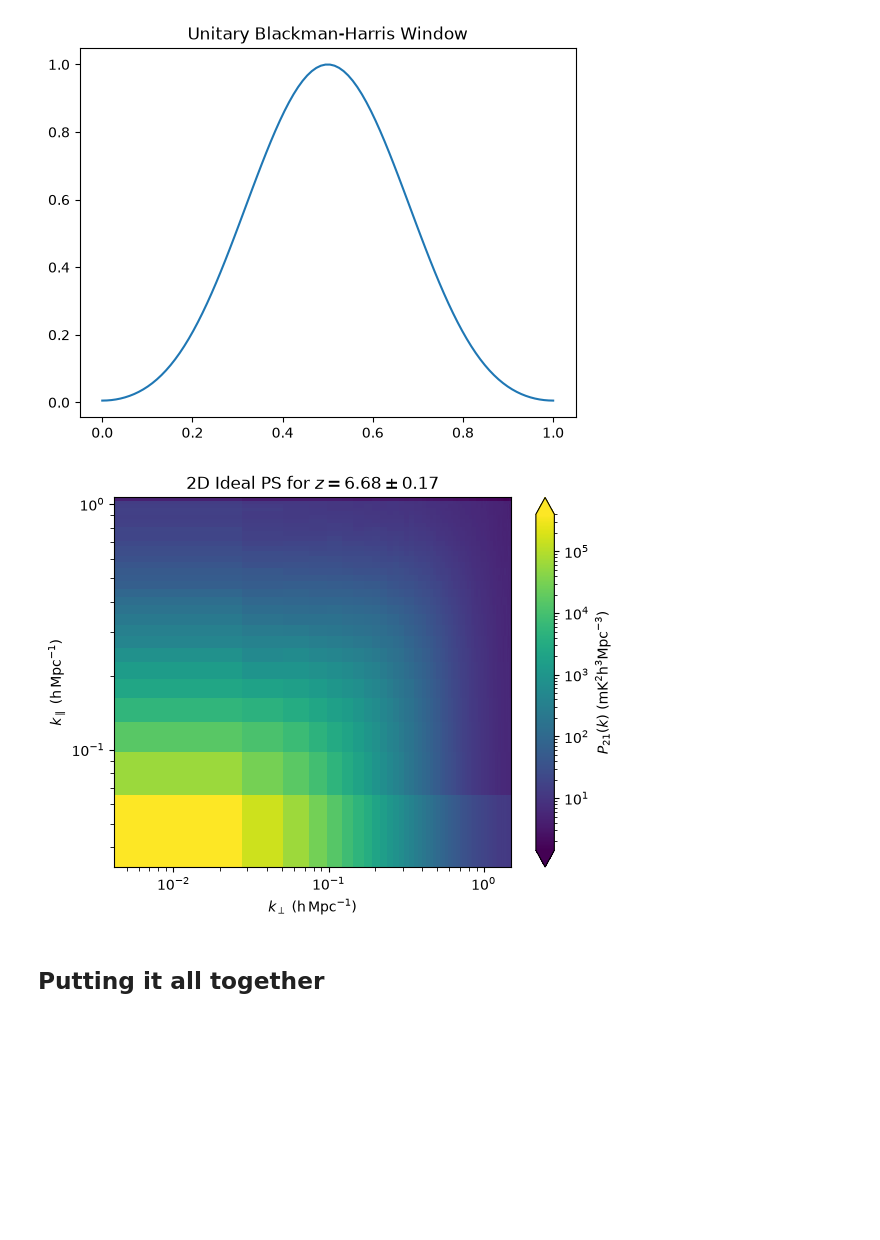
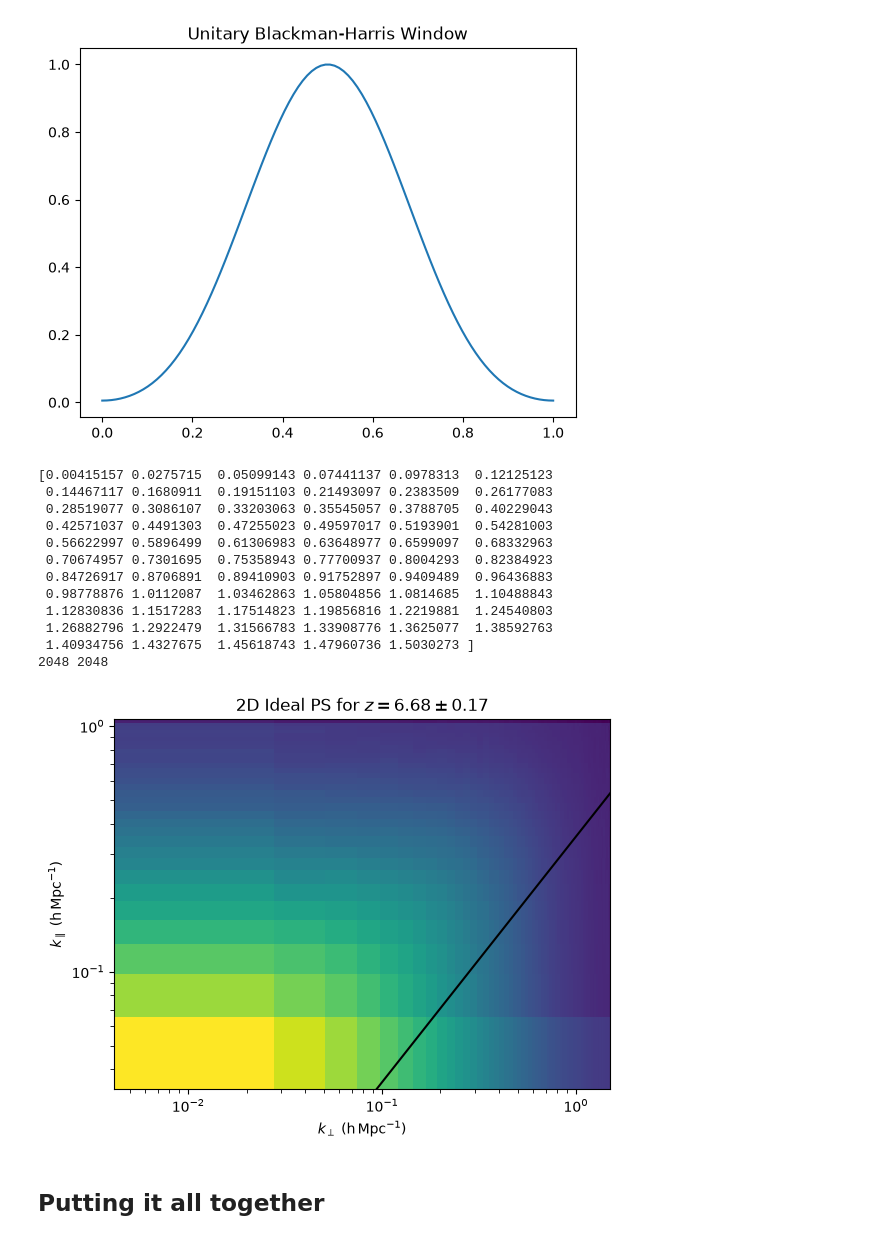
Before and after one commit to oliviax727/phd-programs, a Jupyter notebook: oskar-chips/h5-to-ps.ipynb, the cells around one changed output. Cells and saved outputs as stored; diff of their text form; code cells hidden in the pictures; blank space fills up the shorter version.

Commit message:
applying wedge issues

```diff
--- a/oskar-chips/h5-to-ps.ipynb
+++ b/oskar-chips/h5-to-ps.ipynb
@@ -302,34 +331,65 @@ def dimensionless_power_spectrum(power, k_perp_edges, k_para_edges, bins):
+# %%
+# Calculate it for the first chunk
+chunk_sel = 7
+chunk = chunk_values[chunk_sel, :, :, :]
+cvox = chunk_voxels[chunk_sel, :, :, :]
+czbn = chunk_z_bins[chunk_sel]
+
+ps2d, k_perp, k_para = cylindrical_power_spectrum(*cubic_power_spectra(chunk, cvox))
 # %%
-# Calculate it for the first chunk
-chunk_sel = 7
-chunk = chunk_values[chunk_sel, :, :, :]
-cvox = chunk_voxels[chunk_sel, :, :, :]
-czbn = chunk_z_bins[chunk_sel]
+def foreground_wedge(k_perp, k_para, cosmo, box_len = 1024 * u.Mpc, z_centre = 5.5):
+    """Filter for discriminating out k-modes in the foreground. Assumes units of cMpc."""
 
-bins = np.array([64, 32], dtype="int")
+    dz = cosmo.z_to_dz(z_centre)
+    fov = np.arctan(box_len/dz)
+    Hz = cosmo.cosmo.efunc(z_centre) * cosmo.h0
 
-ps2d, n_kv, k_perp, k_para = cylindrical_power_spectrum(chunk, cvox, bins=bins)
+    mz = (np.sin(fov) * dz * Hz / (c.c * (1 + z_centre))).to_value(u.dimensionless_unscaled)
+    k_compare = mz * k_perp
+
+    return (k_para > k_compare).astype(int), mz
+
+def plot_line_on_image(ax, x = None, m = 0, b = 0, label = ""):
+    """Plots a line with formula y=mx+b ontop of an image."""
+
+    xlim, ylim = ax.get_xlim(), ax.get_ylim()
+
+    if x is None:
+        x = np.linspace(0, 100, 100)
+    x = np.asarray(x)
+
+    ax.set_xlim(xlim)
+    ax.set_ylim(ylim)
+
+    ax.plot(x, m * x + b, 'k-', label=label)
 
 fig, ax = plt.subplots()
 
-def plot_2dps_axis(ax, k_perp, k_para, ps2d, z_bin):
-    img = ax.pcolormesh(k_perp, k_para, ps2d.T, cmap="viridis", norm="log")
+kpe, kpa = np.meshgrid(mean_bins[k_perp], mean_bins[k_para], indexing='ij')
 
-    ax.set_xscale("log")
-    ax.set_yscale("log")
+fw, mz = foreground_wedge(kpe, kpa, cosmo=cosmology, box_len=chunk.shape[0] * v[0] * u.Mpc, z_centre=czbn[1])
+pswd = ps2d * fw
 
-    ax.set_xlabel(r"$k_{\perp}$ ($\mathrm{h\,Mpc}^{-1}$)")
-    ax.set_ylabel(r"$k_{\parallel}$ ($\mathrm{h\,Mpc}^{-1}$)")
+print(fw.sum(), fw.size)
 
-    ax.tick_params(which="minor", length=3)
-    ax.set_title(r"2D Ideal PS for $z = " + f"{z_bin[1]:.2f}" + r"\pm" + f"{(z_bin[2] - z_bin[0])/2:.2f}" + r"$")
+img = plot_2dps_axis(ax, k_perp, k_para, pswd, czbn)
 
-    return img
+#cb = fig.colorbar(img, ax=ax, label=r"$P_{21}(k)$ ($\mathrm{mK}^2 \mathrm{h}^3 \mathrm{Mpc}^{-3}$)"), extend='both')
 
-img = plot_2dps_axis(ax, k_perp, k_para, ps2d, czbn)
-
-cb = fig.colorbar(img, ax=ax, label=r"$P_{21}(k)$ ($\mathrm{mK}^2 \mathrm{h}^3 \mathrm{Mpc}^{-3}$)", extend='both')
+plot_line_on_image(ax, x=k_perp, m=mz, b=0, label="Wedge Boundary")
 
 plt.show()
 # %% [output]
+[0.00415157 0.0275715  0.05099143 0.07441137 0.0978313  0.12125123
+ 0.14467117 0.1680911  0.19151103 0.21493097 0.2383509  0.26177083
+ 0.28519077 0.3086107  0.33203063 0.35545057 0.3788705  0.40229043
+ 0.42571037 0.4491303  0.47255023 0.49597017 0.5193901  0.54281003
+ 0.56622997 0.5896499  0.61306983 0.63648977 0.6599097  0.68332963
+ 0.70674957 0.7301695  0.75358943 0.77700937 0.8004293  0.82384923
+ 0.84726917 0.8706891  0.89410903 0.91752897 0.9409489  0.96436883
+ 0.98778876 1.0112087  1.03462863 1.05804856 1.0814685  1.10488843
+ 1.12830836 1.1517283  1.17514823 1.19856816 1.2219881  1.24540803
+ 1.26882796 1.2922479  1.31566783 1.33908776 1.3625077  1.38592763
+ 1.40934756 1.4327675  1.45618743 1.47960736 1.5030273 ]
+2048 2048
-[figure, old version]
+[figure, new version]
```
Also changed, not shown: parts of 4 cells of this notebook.
